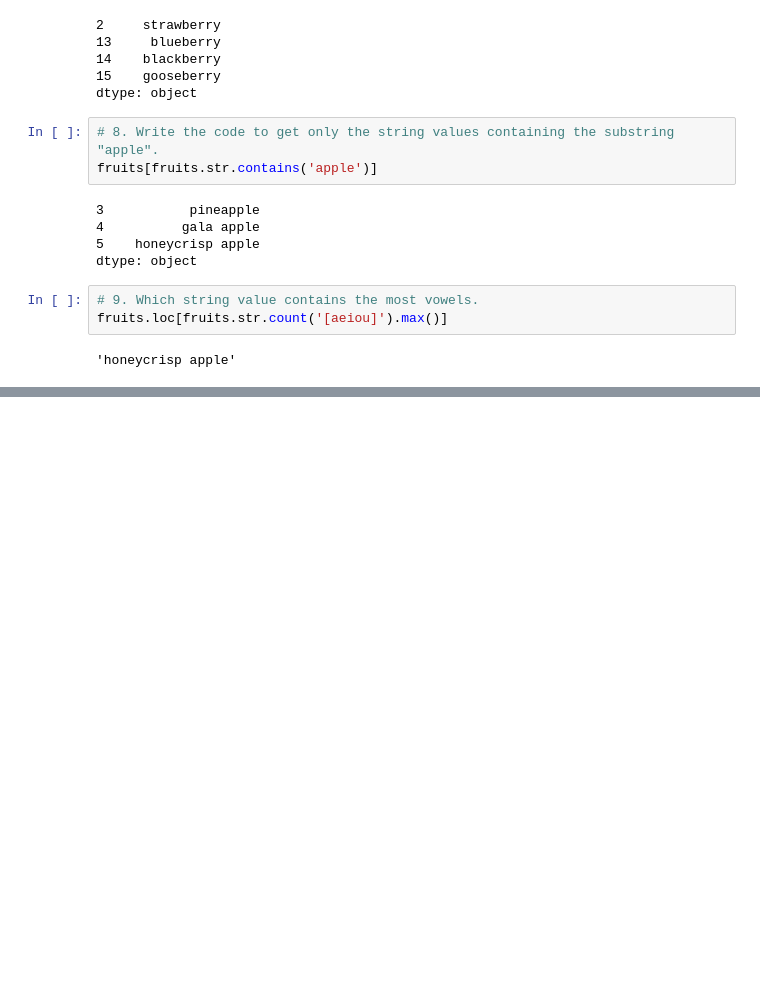
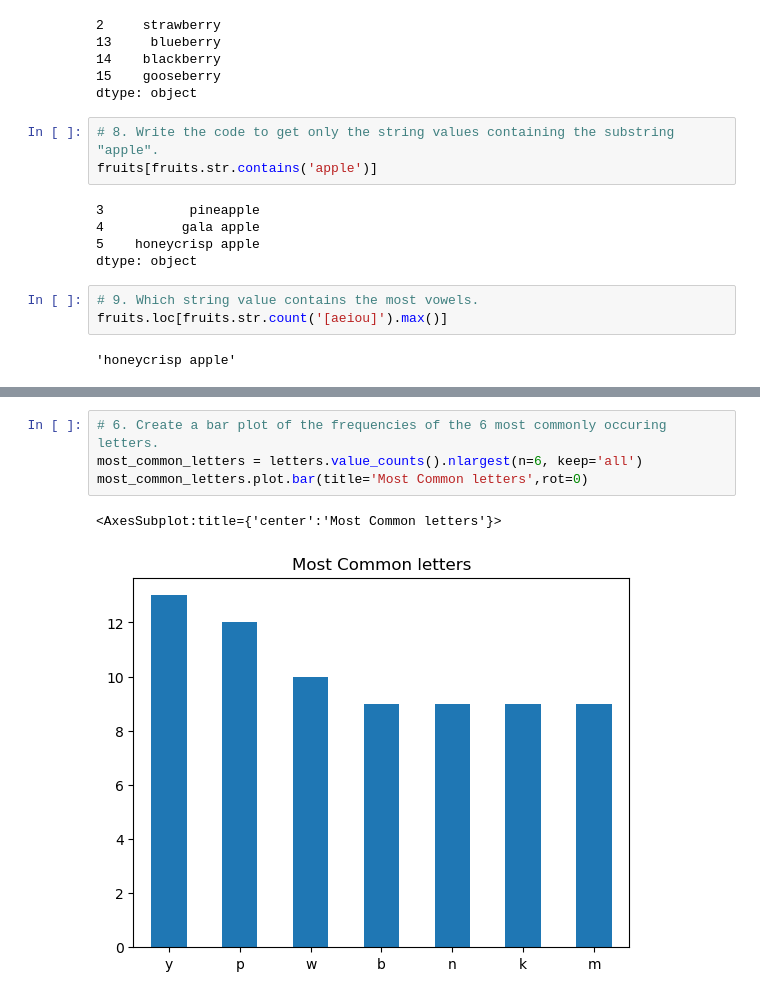
Before and after one commit to ihcrane/data-science-libraries, a Jupyter notebook: panda_series.ipynb, the cells around one changed output, grey strips where cells are left out. Saved outputs shown, nothing was run; the diff lists cells and outputs as text; blank space fills up the shorter version.

```diff
--- a/panda_series.ipynb
+++ b/panda_series.ipynb
@@ -220,0 +265,7 @@ fruits.loc[fruits.str.count('[aeiou]').max()]
+# %%
+# 6. Create a bar plot of the frequencies of the 6 most commonly occuring letters.
+most_common_letters = letters.value_counts().nlargest(n=6, keep='all')
+most_common_letters.plot.bar(title='Most Common letters',rot=0)
+# %% [output]
+<AxesSubplot:title={'center':'Most Common letters'}>
+[figure, added]
```
Also changed, not shown: parts of 15 cells of this notebook, 1 other file.
